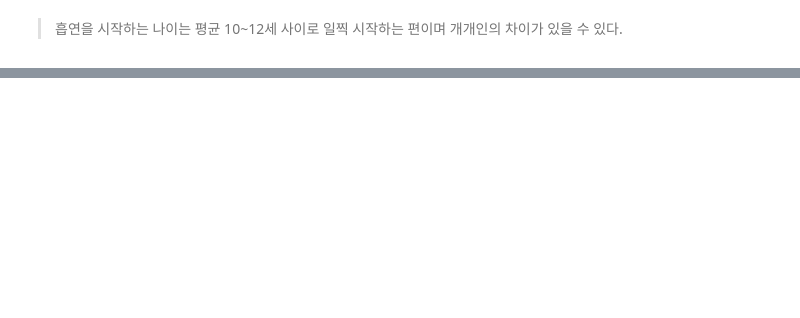
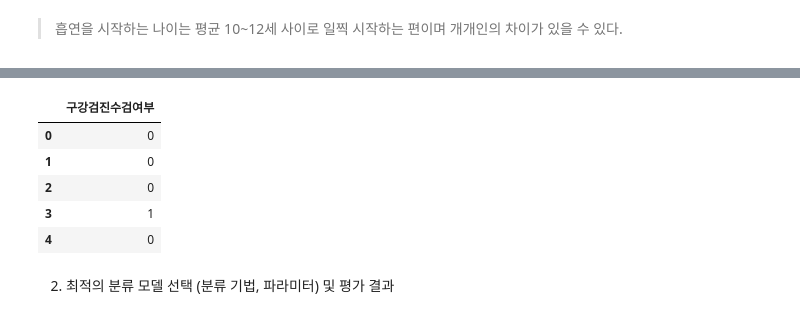
Before and after one commit to Oohgu/-, a Jupyter notebook: it_과제_1816650_김민지.ipynb, the cells around one changed output, grey strips where cells are left out. Drawn from its saved outputs; the diff is of its cells as text; code cells hidden in the pictures; blank space fills up the shorter version.

```diff
--- a/it_과제_1816650_김민지.ipynb
+++ b/it_과제_1816650_김민지.ipynb
@@ -104,0 +158,12 @@ plt.title('나이에 따른 흡연상태 Box Plot');
+# %%
+y = data[["구강검진수검여부"]]
+y.head()
+# %% [output]
+|  | 구강검진수검여부 |
+| 0 | 0 |
+| 1 | 0 |
+| 2 | 0 |
+| 3 | 1 |
+| 4 | 0 |
+# %% [markdown]
+ 2. 최적의 분류 모델 선택 (분류 기법, 파라미터) 및 평가 결과
```
Also changed, not shown: parts of 21 cells of this notebook.
